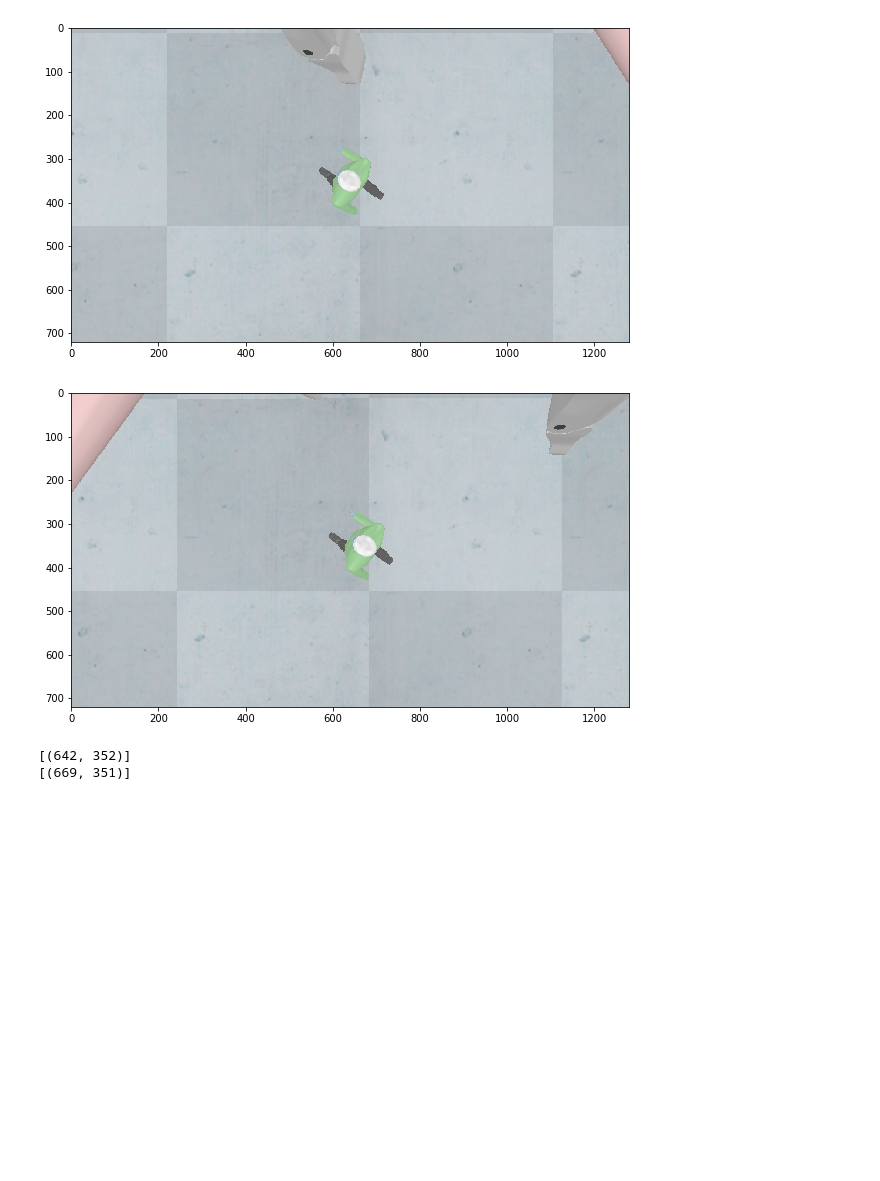
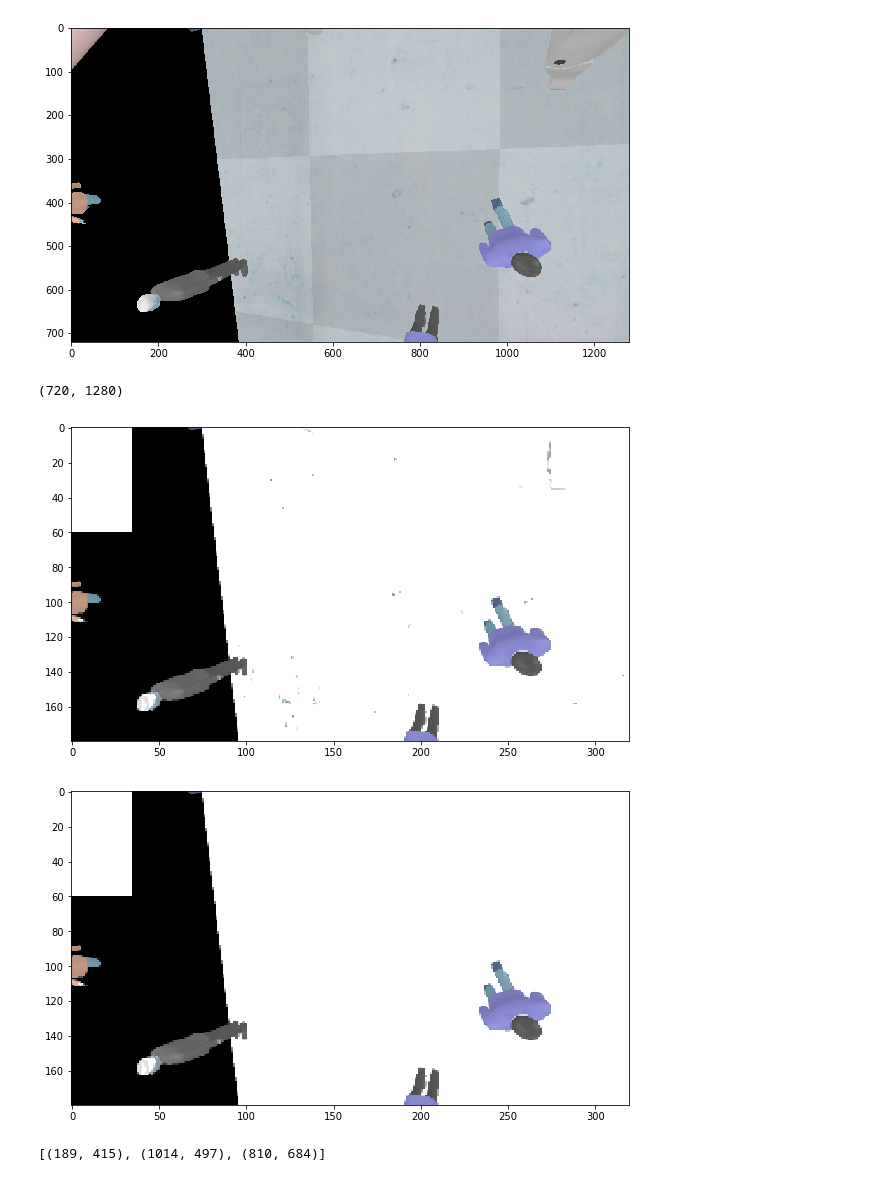
Before and after one commit to drone-mission-2019/Quadcopter-PROJ, a Jupyter notebook: visual-servo/qrcode&ET/ren.ipynb, the cells around one changed output. Drawn from its saved outputs; the diff is of its cells as text; code cells hidden in the pictures; blank space fills up the shorter version.

```diff
--- a/visual-servo/qrcode&ET/ren.ipynb
+++ b/visual-servo/qrcode&ET/ren.ipynb
@@ -8,17 +8,15 @@ def edge_detector(img):
     lap = np.uint8(np.absolute(lap))
     lap_gray = cv2.cvtColor(lap, cv2.COLOR_RGB2GRAY)
     return lap_gray
-# %%
-img = read_image('task_3/0zed0.jpg')
-show_image(img)
-img_ = read_image('task_3/0zed1.jpg')
-show_image(img_)
-# %% [output]
-[figure, removed]
-[figure, removed]
+# %%
+img = read_image('testcase/hei.jpeg')
+show_image(img)
+# %% [output]
+[figure, added]
 # %%
-print(get_people(img.copy(), False))
-print(get_people(img_.copy(), True))
+print(get_people(img.copy(), True))
 # %% [output]
-[(642, 352)]
-[(669, 351)]
+(720, 1280)
+[figure, added]
+[figure, added]
+[(189, 415), (1014, 497), (810, 684)]
```
Also changed, not shown: 2 other files.
